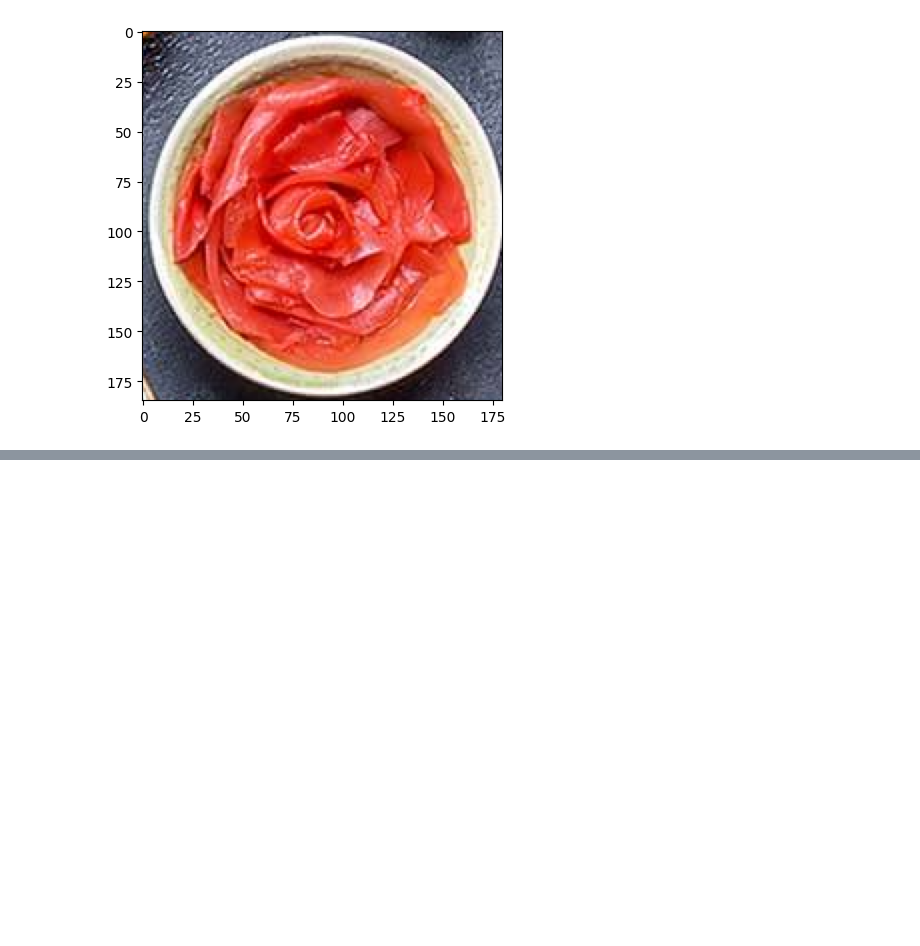
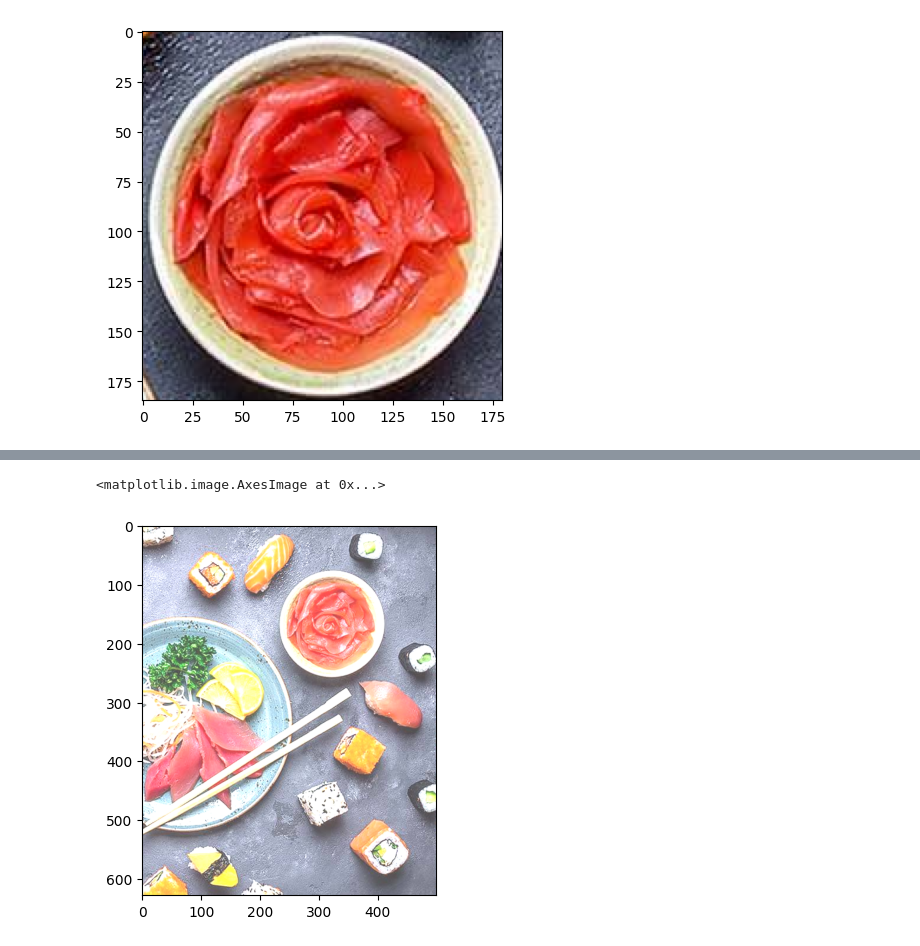
Before and after one commit to SuperD3ni/scuola, a Jupyter notebook: Python/separa_canali.ipynb, the cells around one changed output, grey strips where cells are left out. Cells and saved outputs as stored; diff of their text form; code cells hidden in the pictures; blank space fills up the shorter version.

```diff
--- a/Python/separa_canali.ipynb
+++ b/Python/separa_canali.ipynb
@@ -34,0 +44,8 @@ plt.imshow(img[75:260,230:410,:])
+# %%
+img_bright = (img_rgb*255).astype(np.uint8)
+mask = (255 - img_bright) < 80
+img_bright = np.where(mask,255,img_bright+80)
+plt.imshow(img_bright)
+# %% [output]
+<matplotlib.image.AxesImage at 0x...>
+[figure, added]
```
Also changed, not shown: parts of 3 cells of this notebook.
